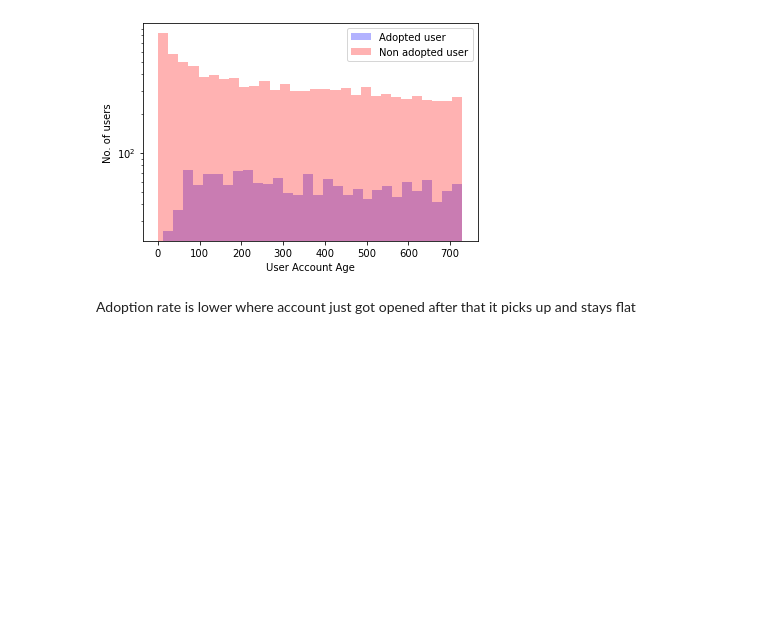
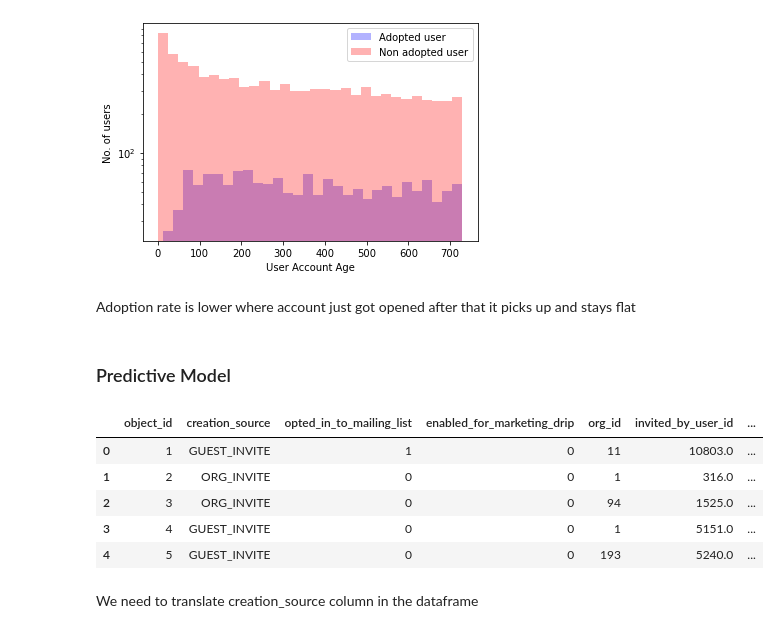
Before and after one commit to vikashya/SA, a Jupyter notebook: Assignments/Unit-17/relax_challenge/relax_challenge.ipynb, the cells around one changed output. Cells and saved outputs as stored; diff of their text form; code cells hidden in the pictures; blank space fills up the shorter version.

```diff
--- a/Assignments/Unit-17/relax_challenge/relax_challenge.ipynb
+++ b/Assignments/Unit-17/relax_challenge/relax_challenge.ipynb
@@ -289,3 +291,16 @@ plt.show()
 [figure]
 # %% [markdown]
 Adoption rate is lower where account just got opened after that it picks up and stays flat
+# %% [markdown]
+### Predictive Model ###
+# %%
+df_usr_mod.head()
+# %% [output]
+|  | object_id | creation_source | opted_in_to_mailing_list | enabled_for_marketing_drip | org_id | invited_by_user_id | ... |
+| 0 | 1 | GUEST_INVITE | 1 | 0 | 11 | 10803.0 | ... |
+| 1 | 2 | ORG_INVITE | 0 | 0 | 1 | 316.0 | ... |
+| 2 | 3 | ORG_INVITE | 0 | 0 | 94 | 1525.0 | ... |
+| 3 | 4 | GUEST_INVITE | 0 | 0 | 1 | 5151.0 | ... |
+| 4 | 5 | GUEST_INVITE | 0 | 0 | 193 | 5240.0 | ... |
+# %% [markdown]
+We need to translate creation_source column in the dataframe
```
Also changed, not shown: parts of 9 cells of this notebook.
